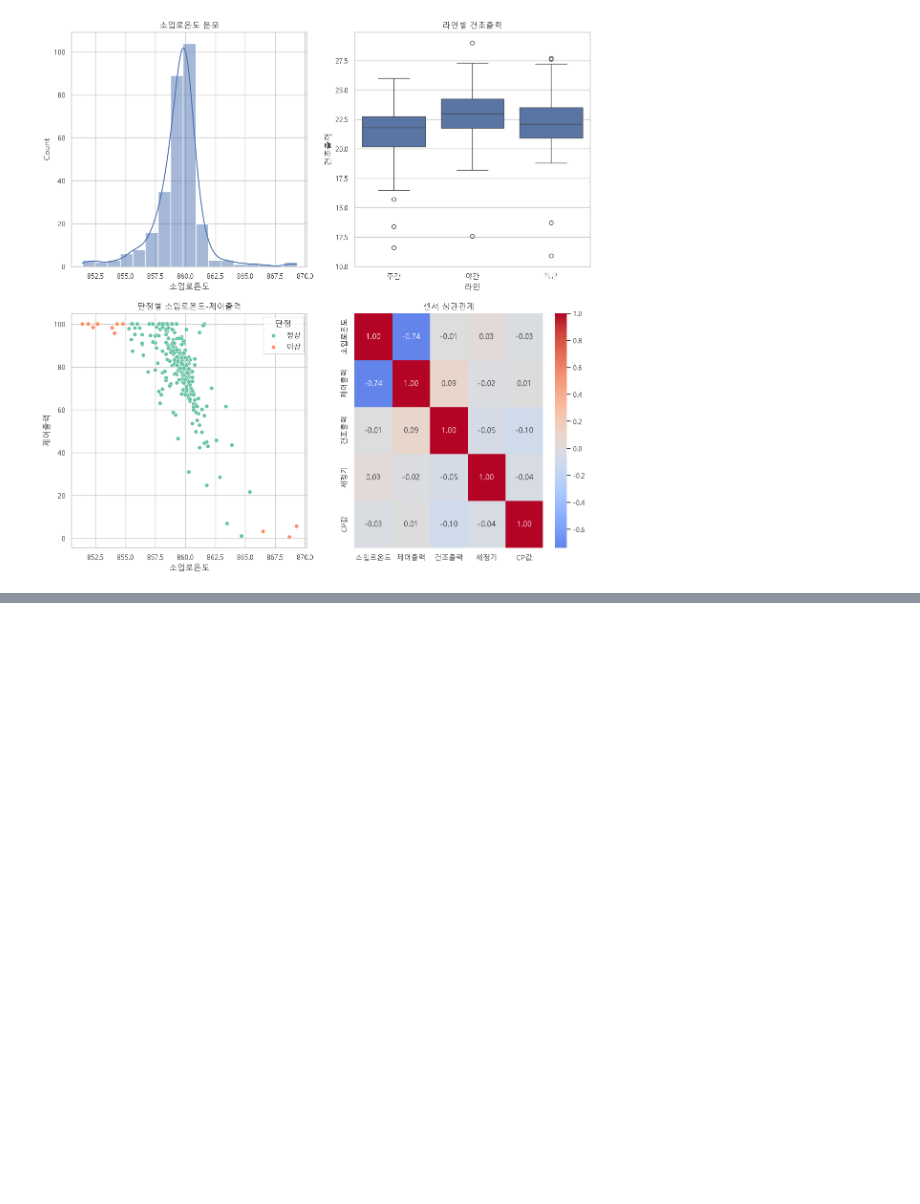
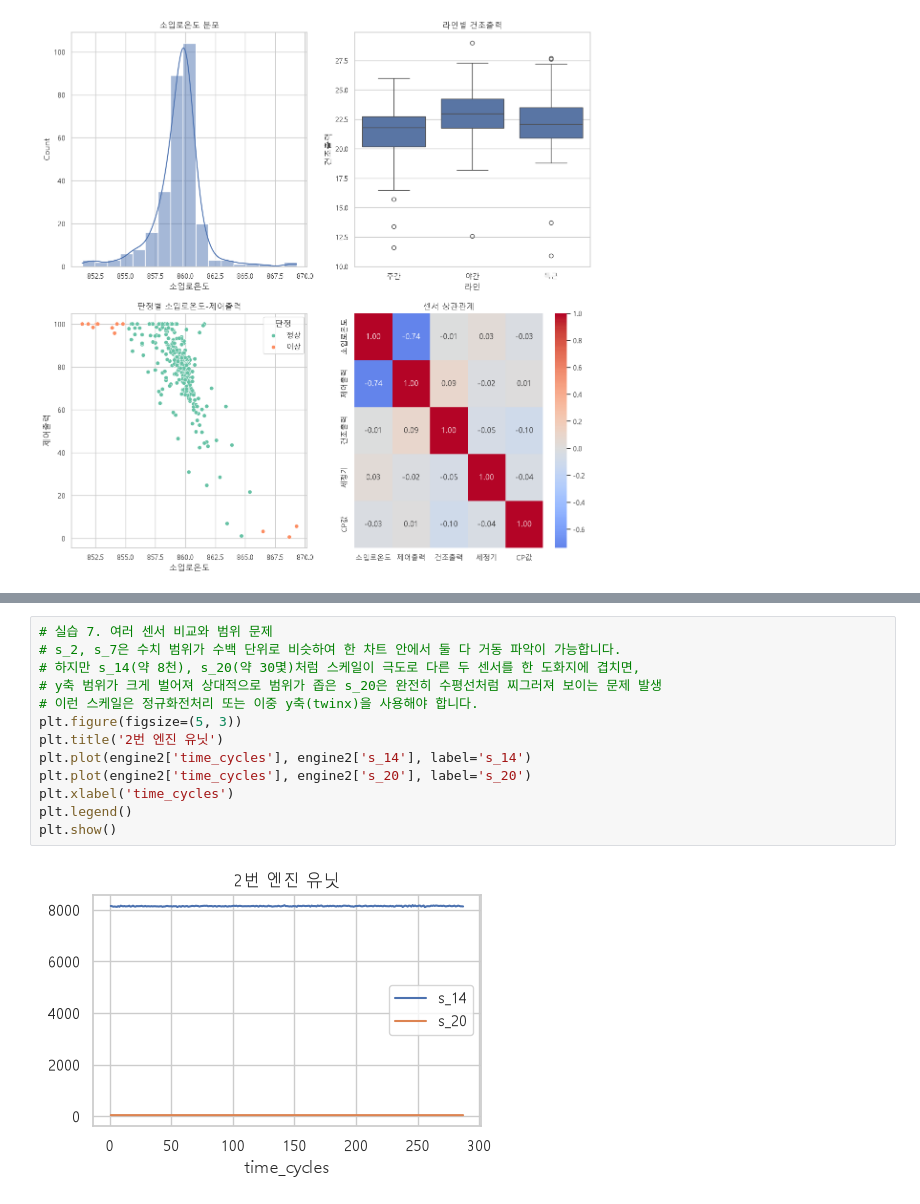
Before and after one commit to show4336-collab/KNA-DataAnalysis-1st, a Jupyter notebook: 260826practice_2.ipynb, the cells around one changed output, grey strips where cells are left out. Cells and saved outputs as stored; diff of their text form; blank space fills up the shorter version.

```diff
--- a/260826practice_2.ipynb
+++ b/260826practice_2.ipynb
@@ -95,0 +197,15 @@ plt.show()
+# %%
+# 실습 7. 여러 센서 비교와 범위 문제
+# s_2, s_7은 수치 범위가 수백 단위로 비슷하여 한 차트 안에서 둘 다 거동 파악이 가능합니다.
+# 하지만 s_14(약 8천), s_20(약 30몇)처럼 스케일이 극도로 다른 두 센서를 한 도화지에 겹치면,
+# y축 범위가 크게 벌어져 상대적으로 범위가 좁은 s_20은 완전히 수평선처럼 찌그러져 보이는 문제 발생
+# 이런 스케일은 정규화전처리 또는 이중 y축(twinx)을 사용해야 합니다.
+plt.figure(figsize=(5, 3))
+plt.title('2번 엔진 유닛')
+plt.plot(engine2['time_cycles'], engine2['s_14'], label='s_14')
+plt.plot(engine2['time_cycles'], engine2['s_20'], label='s_20')
+plt.xlabel('time_cycles')
+plt.legend()
+plt.show()
+# %% [output]
+[figure, added]
```
Also changed, not shown: parts of 4 cells of this notebook.
